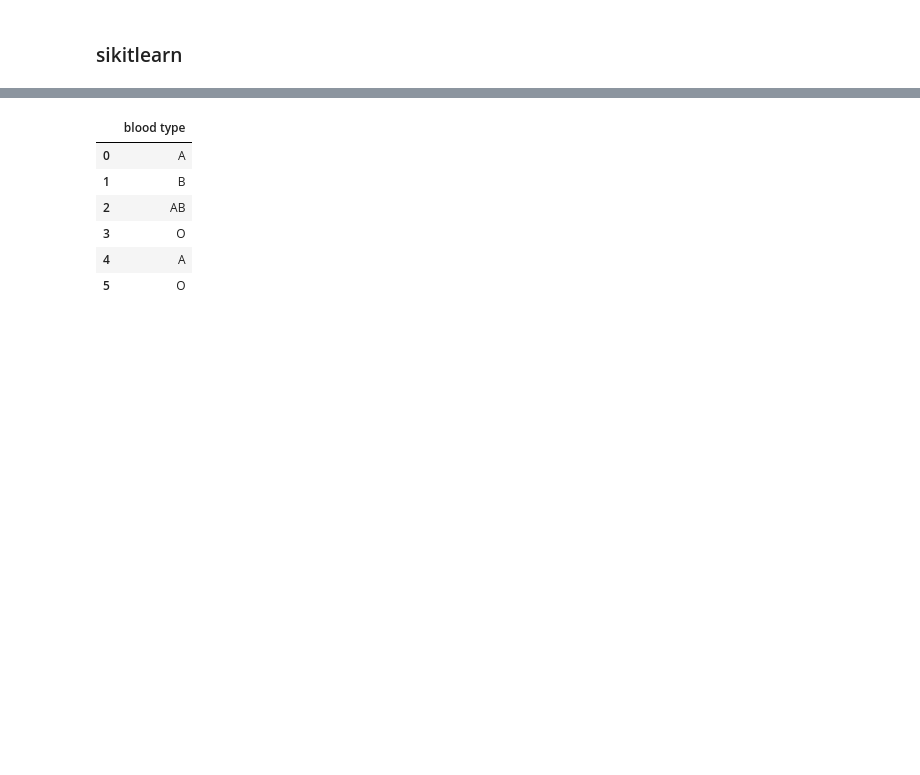
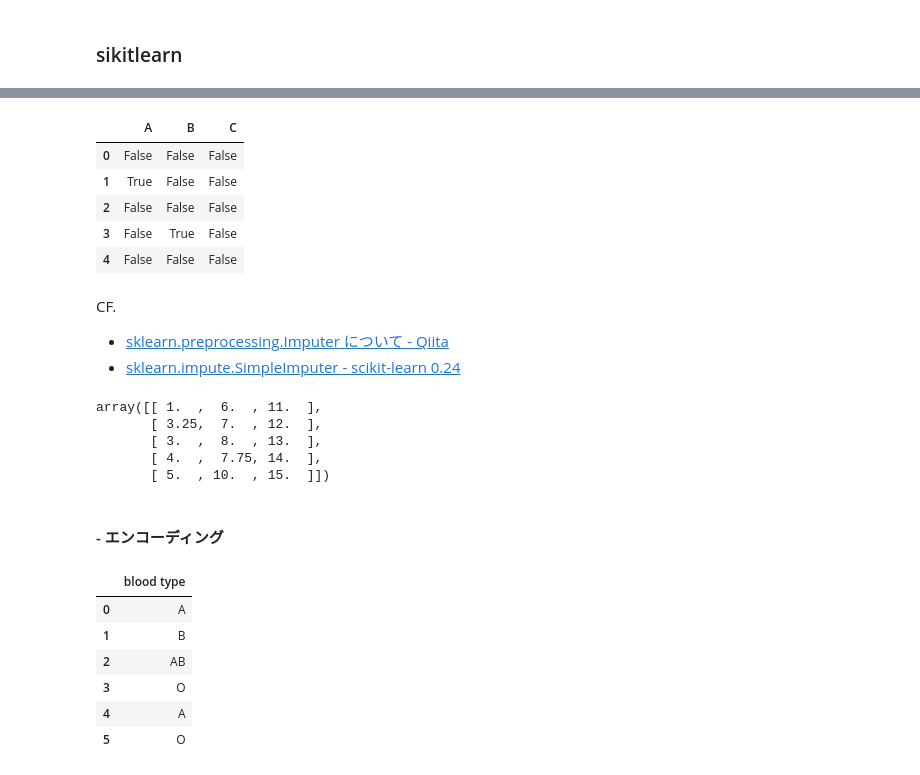
Before and after one commit to GitHiru/ml_academic, a Jupyter notebook: various/offline/books/python-data-analytis/04_liblary.ipynb, the cells around one changed output, grey strips where cells are left out. Saved outputs shown, nothing was run; the diff lists cells and outputs as text; code cells hidden in the pictures; blank space fills up the shorter version.

Commit message:
(pda) scikit-learn

```diff
--- a/various/offline/books/python-data-analytis/04_liblary.ipynb
+++ b/various/offline/books/python-data-analytis/04_liblary.ipynb
@@ -250,3 +383,31 @@ array([0, 2, 1, 3, 0, 3])
+# %%
+df.isnull()
+# %% [output]
+|  | A | B | C |
+| 0 | False | False | False |
+| 1 | True | False | False |
+| 2 | False | False | False |
+| 3 | False | True | False |
+| 4 | False | False | False |
+# %% [markdown]
+CF.
++ [sklearn.preprocessing.Imputer について - Qiita](https://qiita.com/yumarule/items/19c81e16c136676a8573)
++ [sklearn.impute.SimpleImputer - scikit-learn 0.24](https://scikit-learn.org/dev/modules/generated/sklearn.impute.SimpleImputer.html?highlight=imputer#sklearn.impute.SimpleImputer)
+# %%
+# sklearnで欠損補完（pandasではfillnaを用いる）
+# from sklearn.preprocessing import Imputer
+from sklearn.impute import SimpleImputer
+imp = SimpleImputer()
+imp.fit(df)
+imp.transform(df)
+# %% [output]
+array([[ 1.  ,  6.  , 11.  ],
+       [ 3.25,  7.  , 12.  ],
+       [ 3.  ,  8.  , 13.  ],
+       [ 4.  ,  7.75, 14.  ],
+       [ 5.  , 10.  , 15.  ]])
+# %% [markdown]
+#### - エンコーディング
 # %%
 import pandas as pd
 df = pd.DataFrame({"blood type" : ["A", "B", "AB", "O", "A", "O"]})
```
Also changed, not shown: parts of 20 cells of this notebook, 1 other file.
